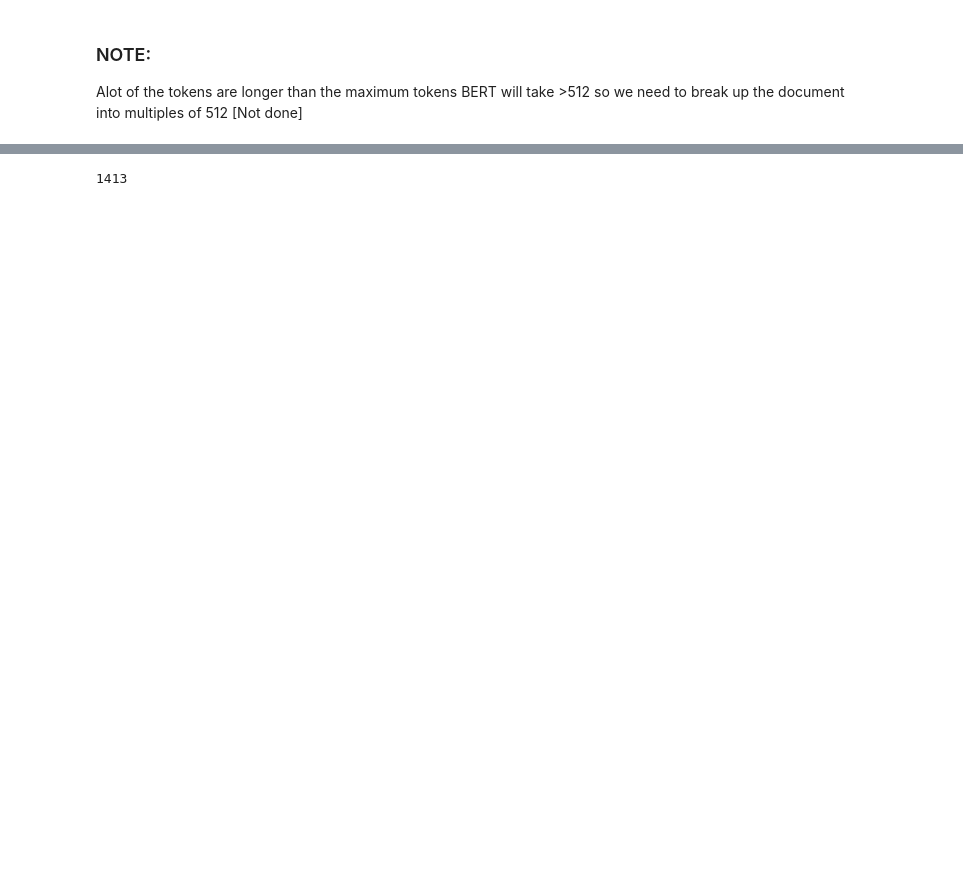
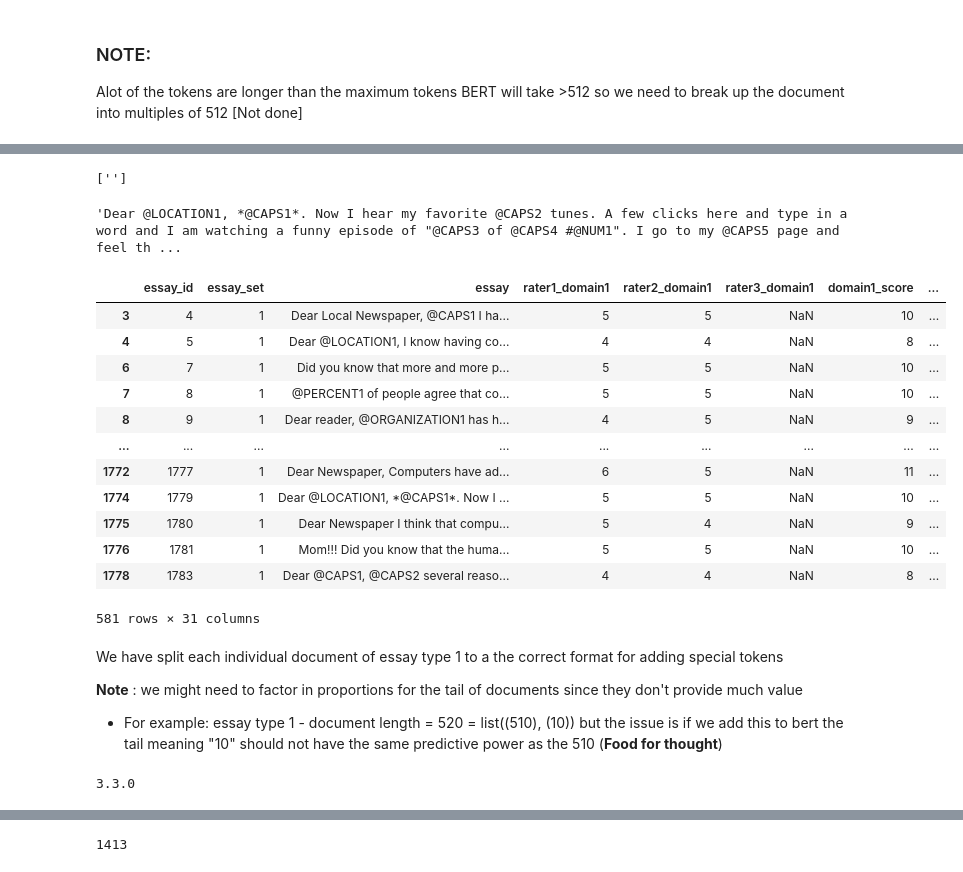
Before and after one commit to thomasbowes/MAST30034-FINAL-PROJECT, a Jupyter notebook: Word Tokenisations/BERT/[1.4] BERT_Tokenization-Copy1.ipynb, the cells around one changed output, grey strips where cells are left out. Drawn from its saved outputs; the diff is of its cells as text; code cells hidden in the pictures; blank space fills up the shorter version.

Commit message:
trying to fit bert model for regression

```diff
--- a/Word Tokenisations/BERT/[1.4] BERT_Tokenization-Copy1.ipynb
+++ b/Word Tokenisations/BERT/[1.4] BERT_Tokenization-Copy1.ipynb
@@ -82,0 +144,31 @@ Token indices sequence length is longer than the specified maximum sequence leng
+# %%
+
+
+def split_tok(df_col, num_bert_model):
+
+    split_list = []
+    start_ix = 0
+    end_ix = 510
+    len_cell = len(df_col)
+
+    # 510 due to the maximum tokens bert model can take in before inducing an error
+    for i in range(num_bert_model):
+
+#         if end_ix > len_cell:
+#             split_list.append(df_col[start_ix:len_cell])
+#             start_ix = start_ix + 510
+#             end_ix = end_ix + 510
+
+        # first bert model with token >510
+        if start_ix < len_cell:
+            split_list.append(df_col[start_ix:end_ix])
+            start_ix = start_ix + 510
+            end_ix = end_ix + 510
+
+        # cell < 510 | tokens out of end_ix range
+        else:
+            split_list.append([""])
+
+
+
+    return split_list
@@ -82,0 +225,3 @@ Token indices sequence length is longer than the specified maximum sequence leng
+# %%
+
+essay_1.loc[:,"doc_split"] = essay_1["doc_token"].apply(lambda x: split_tok(x, math.ceil(max(essay_1.doc_len_raw)/510)))
@@ -82,0 +239,34 @@ Token indices sequence length is longer than the specified maximum sequence leng
+# %%
+essay_1.doc_split[1774][-1]
+# %% [output]
+['']
+# %%
+essay_1.essay[1774]
+# %% [output]
+'Dear @LOCATION1, *@CAPS1*. Now I hear my favorite @CAPS2 tunes. A few clicks here and type in a word and I am watching a funny episode of "@CAPS3 of @CAPS4 #@NUM1". I go to my @CAPS5 page and feel th ...
+# %%
+essay_1[(essay_1.doc_len_raw > 510)&(essay_1.doc_len_raw <1020)]
+# %% [output]
+|  | essay_id | essay_set | essay | rater1_domain1 | rater2_domain1 | rater3_domain1 | domain1_score | ... |
+| 3 | 4 | 1 | Dear Local Newspaper, @CAPS1 I ha... | 5 | 5 | NaN | 10 | ... |
+| 4 | 5 | 1 | Dear @LOCATION1, I know having co... | 4 | 4 | NaN | 8 | ... |
+| 6 | 7 | 1 | Did you know that more and more p... | 5 | 5 | NaN | 10 | ... |
+| 7 | 8 | 1 | @PERCENT1 of people agree that co... | 5 | 5 | NaN | 10 | ... |
+| 8 | 9 | 1 | Dear reader, @ORGANIZATION1 has h... | 4 | 5 | NaN | 9 | ... |
+| ... | ... | ... | ... | ... | ... | ... | ... | ... |
+| 1772 | 1777 | 1 | Dear Newspaper, Computers have ad... | 6 | 5 | NaN | 11 | ... |
+| 1774 | 1779 | 1 | Dear @LOCATION1, *@CAPS1*. Now I ... | 5 | 5 | NaN | 10 | ... |
+| 1775 | 1780 | 1 | Dear Newspaper I think that compu... | 5 | 4 | NaN | 9 | ... |
+| 1776 | 1781 | 1 | Mom!!! Did you know that the huma... | 5 | 5 | NaN | 10 | ... |
+| 1778 | 1783 | 1 | Dear @CAPS1, @CAPS2 several reaso... | 4 | 4 | NaN | 8 | ... |
+581 rows × 31 columns
+# %% [markdown]
+We have split each individual document of essay type 1 to a the correct format for adding special tokens
+
+**Note** : we might need to factor in proportions for the tail of documents since they don't provide much value
+* For example: essay type 1 - document length = 520 = list((510), (10)) but the issue is if we add this to bert the tail meaning "10" should not have the same predictive power as the 510 (**Food for thought**)
+# %%
+import transformers
+print(transformers.__version__)
+# %% [output]
+3.3.0
```
Also changed, not shown: parts of 45 cells of this notebook.
